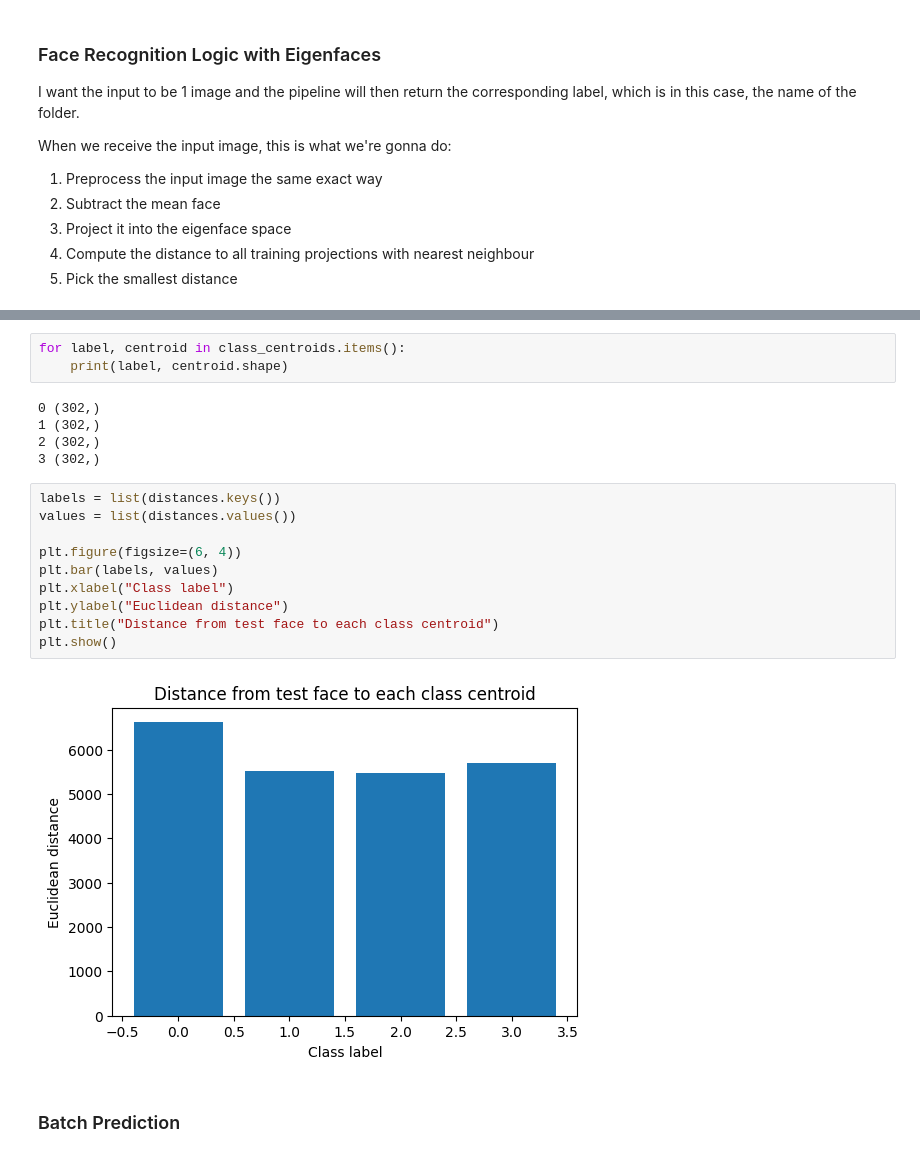
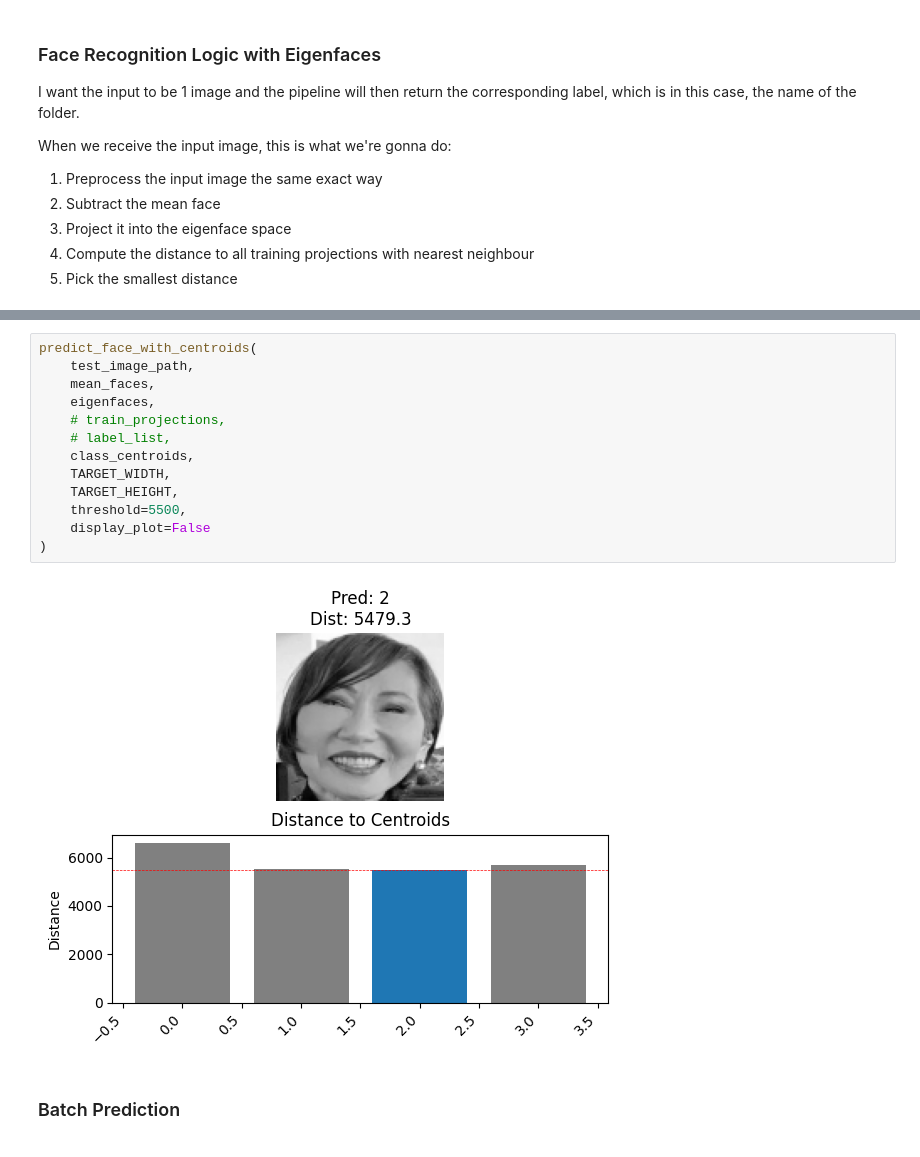
Before and after one commit to ReinerJasin/face_recognition_eigenfaces, a Jupyter notebook: project/face_recognition.ipynb, the cells around one changed output, grey strips where cells are left out. Saved outputs shown, nothing was run; the diff lists cells and outputs as text.

Commit message:
prediction simply by calling a function

```diff
--- a/project/face_recognition.ipynb
+++ b/project/face_recognition.ipynb
@@ -526,23 +540,18 @@ distances
-# %%
-for label, centroid in class_centroids.items():
-    print(label, centroid.shape)
-# %% [output]
-0 (302,)
-1 (302,)
-2 (302,)
-3 (302,)
-# %%
-labels = list(distances.keys())
-values = list(distances.values())
-
-plt.figure(figsize=(6, 4))
-plt.bar(labels, values)
-plt.xlabel("Class label")
-plt.ylabel("Euclidean distance")
-plt.title("Distance from test face to each class centroid")
-plt.show()
-# %% [output]
-[figure, removed]
+# %%
+predict_face_with_centroids(
+    test_image_path,
+    mean_faces,
+    eigenfaces,
+    # train_projections,
+    # label_list,
+    class_centroids,
+    TARGET_WIDTH,
+    TARGET_HEIGHT,
+    threshold=5500,
+    display_plot=False
+)
+# %% [output]
+[figure, added]
 # %% [markdown]
 ### Batch Prediction
 # %%
```
Also changed, not shown: parts of 8 cells of this notebook, 1 other file.
